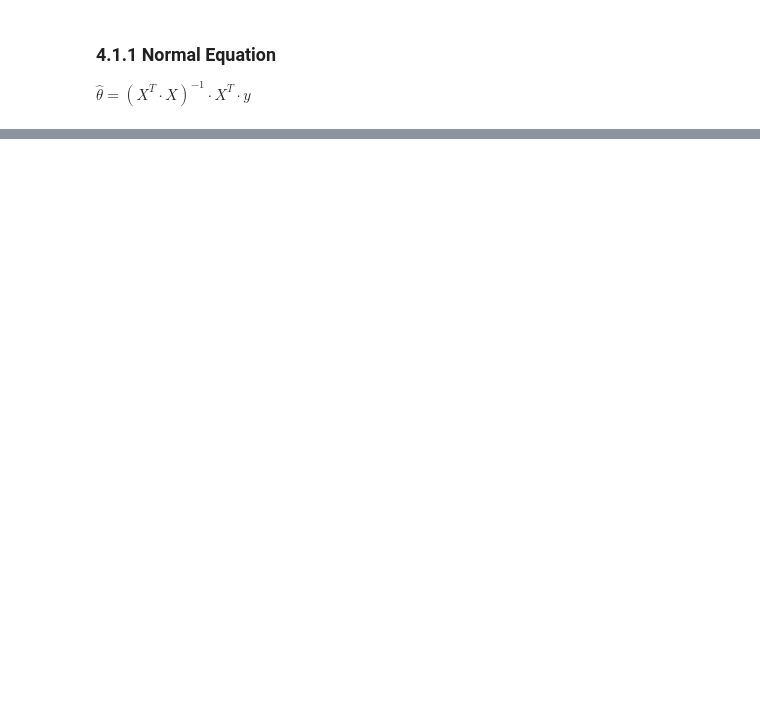
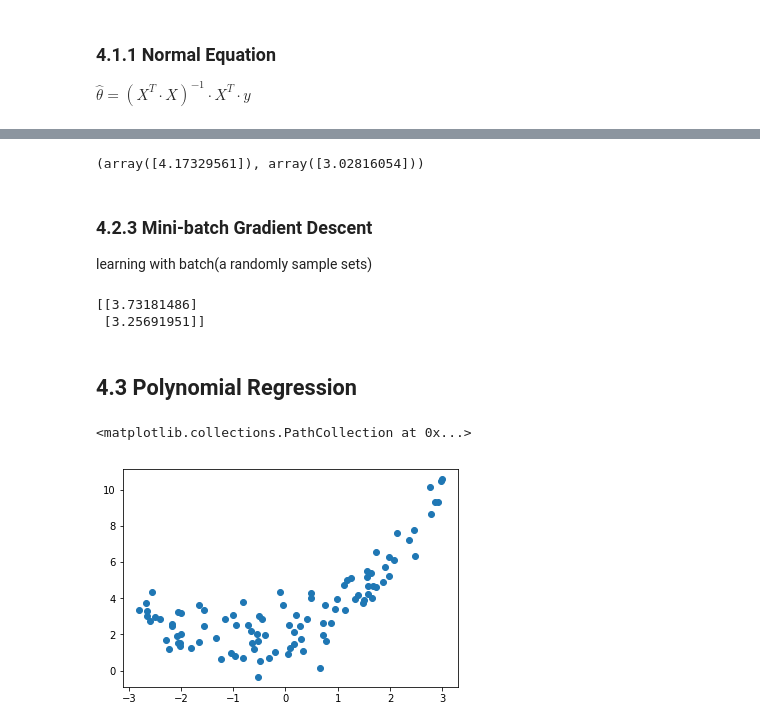
Before and after one commit to lottopotato/handson-ml_study, a Jupyter notebook: ch4/model_learning.ipynb, the cells around one changed output, grey strips where cells are left out. Cells and saved outputs as stored; diff of their text form; code cells hidden in the pictures; blank space fills up the shorter version.

```diff
--- a/ch4/model_learning.ipynb
+++ b/ch4/model_learning.ipynb
@@ -47,0 +112,32 @@ plt.axis([0, 2, 0, 15])
+# %%
+sgd_reg.fit(X, y.ravel())
+sgd_reg.intercept_, sgd_reg.coef_
+# %% [output]
+(array([4.17329561]), array([3.02816054]))
+# %% [markdown]
+### 4.2.3 Mini-batch Gradient Descent ###
+learning with batch(a randomly sample sets)
+# %%
+n_epoch = 5
+batch_size = 5
+theta = np.random.randn(2, 1)
+for epoch in range(n_epoch):
+    random_i = np.random.randint(m-batch_size)
+    xi = X_b[random_i : random_i + batch_size]
+    yi = y[random_i : random_i + batch_size]
+    gradient = xi.T.dot(xi.dot(theta) - yi)
+    theta -= eta * gradient
+print(theta)
+# %% [output]
+[[3.73181486]
+ [3.25691951]]
+# %% [markdown]
+## 4.3 Polynomial Regression ##
+# %%
+m = 100
+X = 6 * np.random.rand(m, 1) - 3
+y = 0.5 * X**2 + X + 2 + np.random.randn(m, 1)
+plt.scatter(X, y)
+# %% [output]
+<matplotlib.collections.PathCollection at 0x...>
+[figure, added]
```
Also changed, not shown: parts of 42 cells of this notebook.
